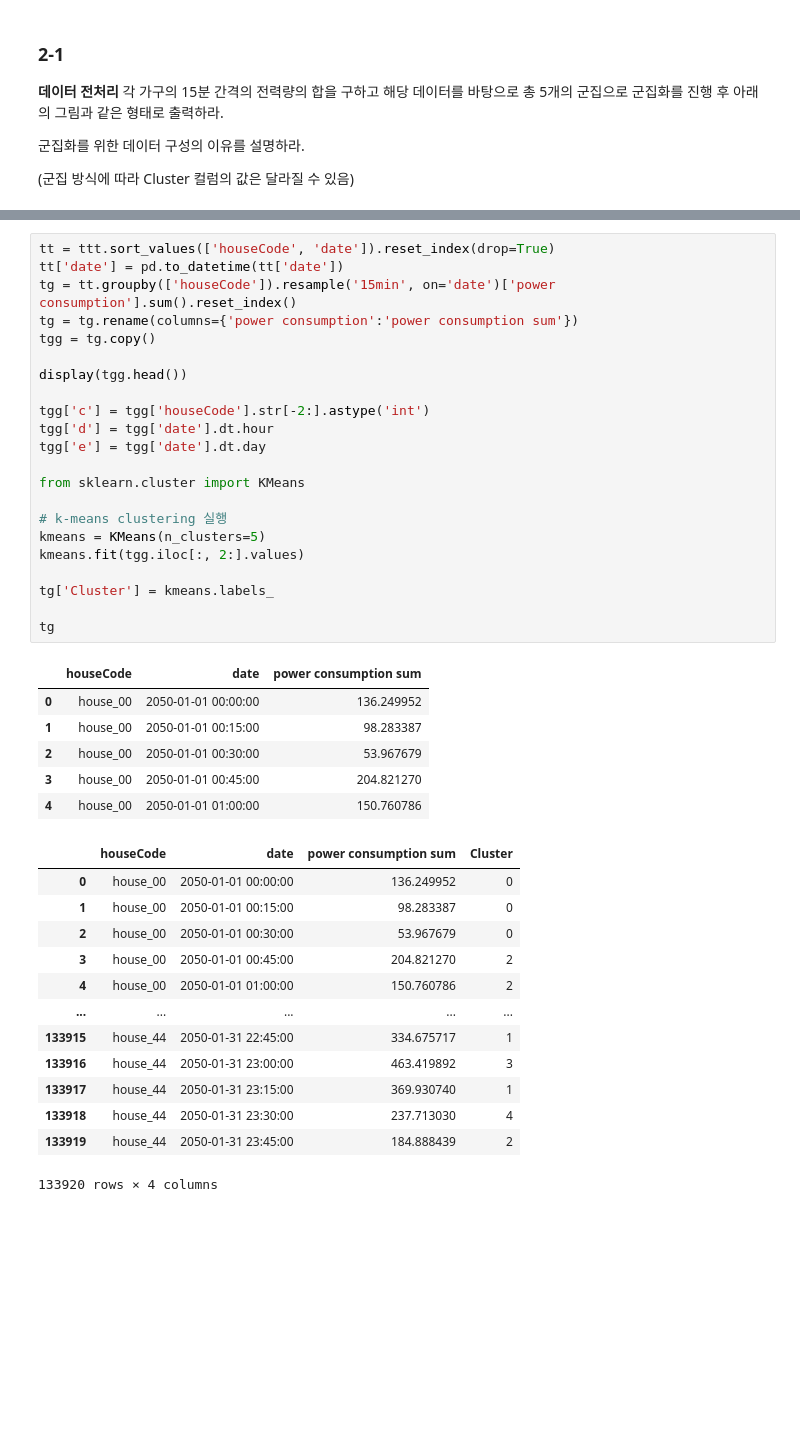
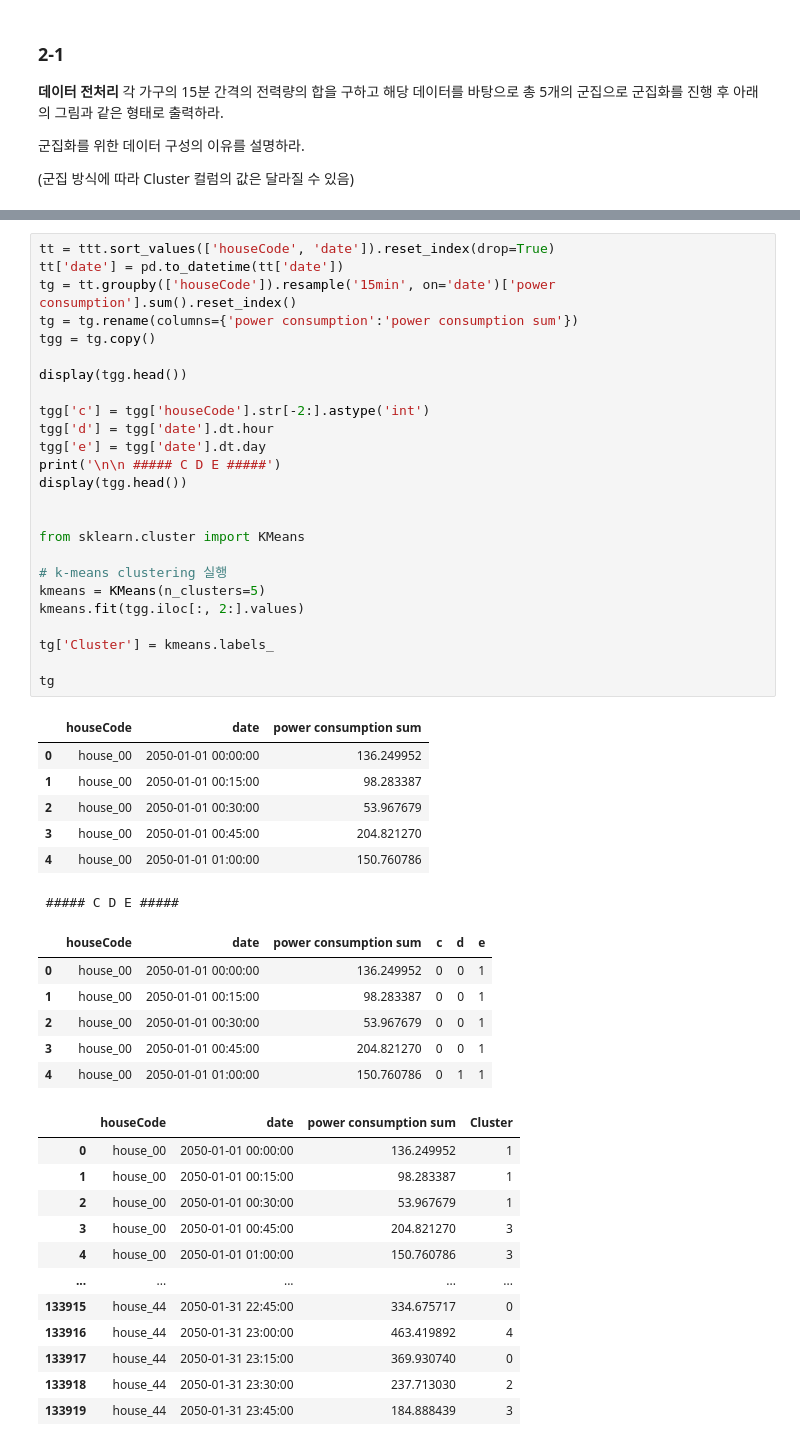
Before and after one commit to johyunkang/adp_certificate, a Jupyter notebook: adp_20.ipynb, the cells around one changed output, grey strips where cells are left out. Drawn from its saved outputs; the diff is of its cells as text; blank space fills up the shorter version.

```diff
--- a/adp_20.ipynb
+++ b/adp_20.ipynb
@@ -330,42 +330,51 @@ dtype: int64
 # %%
 tt = ttt.sort_values(['houseCode', 'date']).reset_index(drop=True)
 tt['date'] = pd.to_datetime(tt['date'])
 tg = tt.groupby(['houseCode']).resample('15min', on='date')['power consumption'].sum().reset_index()
 tg = tg.rename(columns={'power consumption':'power consumption sum'})
 tgg = tg.copy()
 
 display(tgg.head())
 
 tgg['c'] = tgg['houseCode'].str[-2:].astype('int')
 tgg['d'] = tgg['date'].dt.hour
 tgg['e'] = tgg['date'].dt.day
+print('\n\n ##### C D E #####')
+display(tgg.head())
+
 
 from sklearn.cluster import KMeans
 
 # k-means clustering 실행
 kmeans = KMeans(n_clusters=5)
 kmeans.fit(tgg.iloc[:, 2:].values)
 
 tg['Cluster'] = kmeans.labels_
 
 tg
 # %% [output]
 |  | houseCode | date | power consumption sum |
 | 0 | house_00 | 2050-01-01 00:00:00 | 136.249952 |
 | 1 | house_00 | 2050-01-01 00:15:00 | 98.283387 |
 | 2 | house_00 | 2050-01-01 00:30:00 | 53.967679 |
 | 3 | house_00 | 2050-01-01 00:45:00 | 204.821270 |
 | 4 | house_00 | 2050-01-01 01:00:00 | 150.760786 |
+ ##### C D E #####
-|  | houseCode | date | power consumption sum | Cluster |
-| 0 | house_00 | 2050-01-01 00:00:00 | 136.249952 | 0 |
-| 1 | house_00 | 2050-01-01 00:15:00 | 98.283387 | 0 |
-| 2 | house_00 | 2050-01-01 00:30:00 | 53.967679 | 0 |
-| 3 | house_00 | 2050-01-01 00:45:00 | 204.821270 | 2 |
-| 4 | house_00 | 2050-01-01 01:00:00 | 150.760786 | 2 |
-| ... | ... | ... | ... | ... |
-| 133915 | house_44 | 2050-01-31 22:45:00 | 334.675717 | 1 |
-| 133916 | house_44 | 2050-01-31 23:00:00 | 463.419892 | 3 |
-| 133917 | house_44 | 2050-01-31 23:15:00 | 369.930740 | 1 |
-| 133918 | house_44 | 2050-01-31 23:30:00 | 237.713030 | 4 |
-| 133919 | house_44 | 2050-01-31 23:45:00 | 184.888439 | 2 |
+|  | houseCode | date | power consumption sum | c | d | e |
+| 0 | house_00 | 2050-01-01 00:00:00 | 136.249952 | 0 | 0 | 1 |
+| 1 | house_00 | 2050-01-01 00:15:00 | 98.283387 | 0 | 0 | 1 |
+| 2 | house_00 | 2050-01-01 00:30:00 | 53.967679 | 0 | 0 | 1 |
+| 3 | house_00 | 2050-01-01 00:45:00 | 204.821270 | 0 | 0 | 1 |
+| 4 | house_00 | 2050-01-01 01:00:00 | 150.760786 | 0 | 1 | 1 |
-133920 rows × 4 columns
+|  | houseCode | date | power consumption sum | Cluster |
+| 0 | house_00 | 2050-01-01 00:00:00 | 136.249952 | 1 |
+| 1 | house_00 | 2050-01-01 00:15:00 | 98.283387 | 1 |
+| 2 | house_00 | 2050-01-01 00:30:00 | 53.967679 | 1 |
+| 3 | house_00 | 2050-01-01 00:45:00 | 204.821270 | 3 |
+| 4 | house_00 | 2050-01-01 01:00:00 | 150.760786 | 3 |
+| ... | ... | ... | ... | ... |
+| 133915 | house_44 | 2050-01-31 22:45:00 | 334.675717 | 0 |
+| 133916 | house_44 | 2050-01-31 23:00:00 | 463.419892 | 4 |
+| 133917 | house_44 | 2050-01-31 23:15:00 | 369.930740 | 0 |
+| 133918 | house_44 | 2050-01-31 23:30:00 | 237.713030 | 2 |
+| 133919 | house_44 | 2050-01-31 23:45:00 | 184.888439 | 3 |
```
Also changed, not shown: parts of 13 cells of this notebook.
